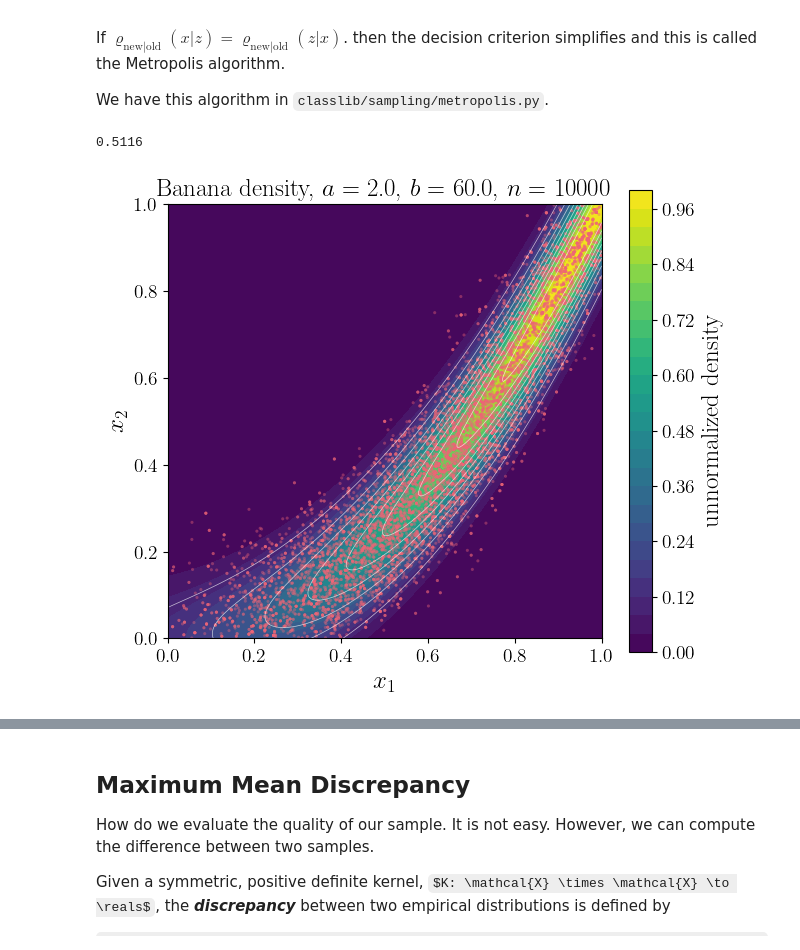
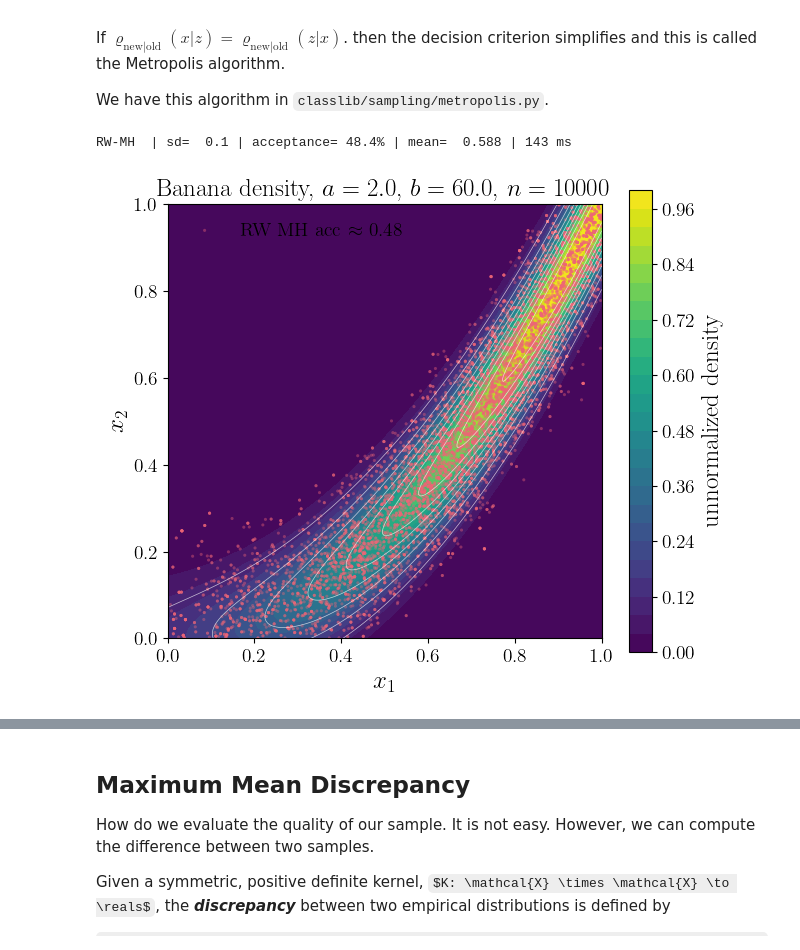
Before and after one commit to QMCSoftware/MATH565Fall2025, a Jupyter notebook: notebooks/MarkovChainMonteCarlo.ipynb, the cells around one changed output, grey strips where cells are left out. Saved outputs shown, nothing was run; the diff lists cells and outputs as text; code cells hidden in the pictures; some formulas as TeX source.

```diff
--- a/notebooks/MarkovChainMonteCarlo.ipynb
+++ b/notebooks/MarkovChainMonteCarlo.ipynb
@@ -97,8 +97,7 @@ def log_banana(points, a=2.0, b=60.0):
     return float(out[0]) if single else out
 
 #Plot the banana
-a = 2.
-b = 60.
+a, b = 2., 60.
 def plot_banana(a=a, b=b, n_grid=200):
     xs = np.linspace(0, 1, n_grid)
     ys = np.linspace(0, 1, n_grid)
@@ -170,15 +203,21 @@ We have this algorithm in `classlib/sampling/metropolis.py`.
 # %%
+# MCMC on banana (RW–MH)
+# Uses 'a' and 'b' from earlier banana section.
 n = 10_000
-x0 = np.array([[0.5,0.5]])
-std_dev = 0.1
-met_samples, acc = metropolis(log_target_density = lambda z: log_banana(z, a=a, b=b),
-                     x0=x0, n_samples=n, proposal_sd=std_dev)
-print(acc)
+x0 = np.array([0.5, 0.5])
+std_dev = 0.10
+
+samples, summ = run_rw_once(log_target=lambda z: log_banana(z, a=a, b=b),x0=x0,n_samples=n,sd=std_dev)
+print_summaries([summ])
+
 marker_size = 5
 ax = plot_banana(a=a, b=b)
-ax.scatter(met_samples[:,0], met_samples[:,1], s=marker_size, c=colors["red"], alpha=0.4, edgecolor="none")
-ax.set_title(f"Banana density, $a=$ {a}, $b=$ {b}, $n=$ {n}");
+ax.scatter(samples[:, 0], samples[:, 1], s=marker_size, c=colors["red"], alpha=0.4, edgecolor="none",
+           label=safe_latex_approx_label("RW MH acc", summ.accept_rate))
+ax.legend()
+ax.set_title(rf"Banana density, $a={a}$, $b={b}$, $n={n}$")
+plt.show()
 # %% [output]
-0.5116
+RW-MH  | sd=  0.1 | acceptance= 48.4% | mean=  0.588 | 143 ms
-[figure, old version]
+[figure, new version]
 # %%
```
Also changed, not shown: parts of 13 cells of this notebook, 4 other files.
